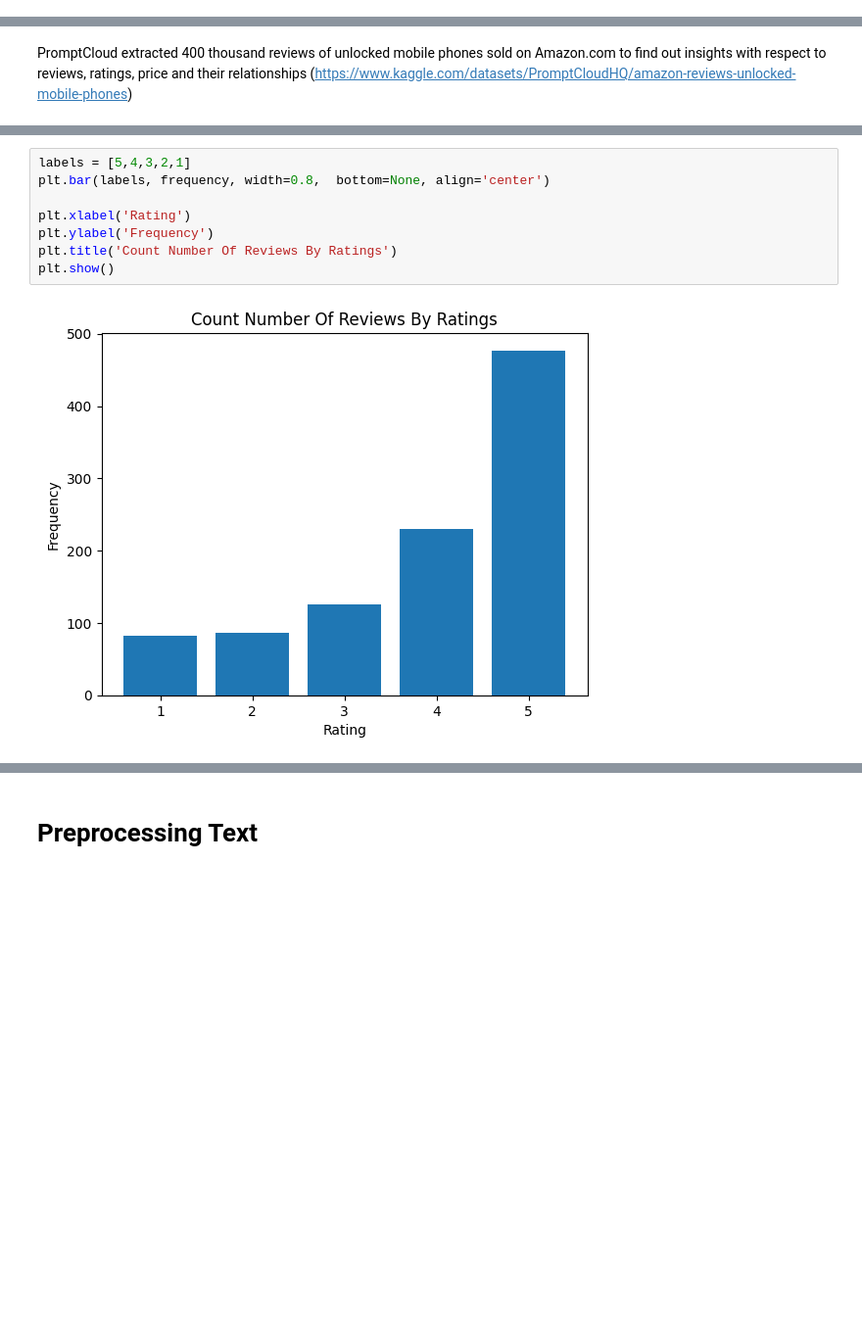
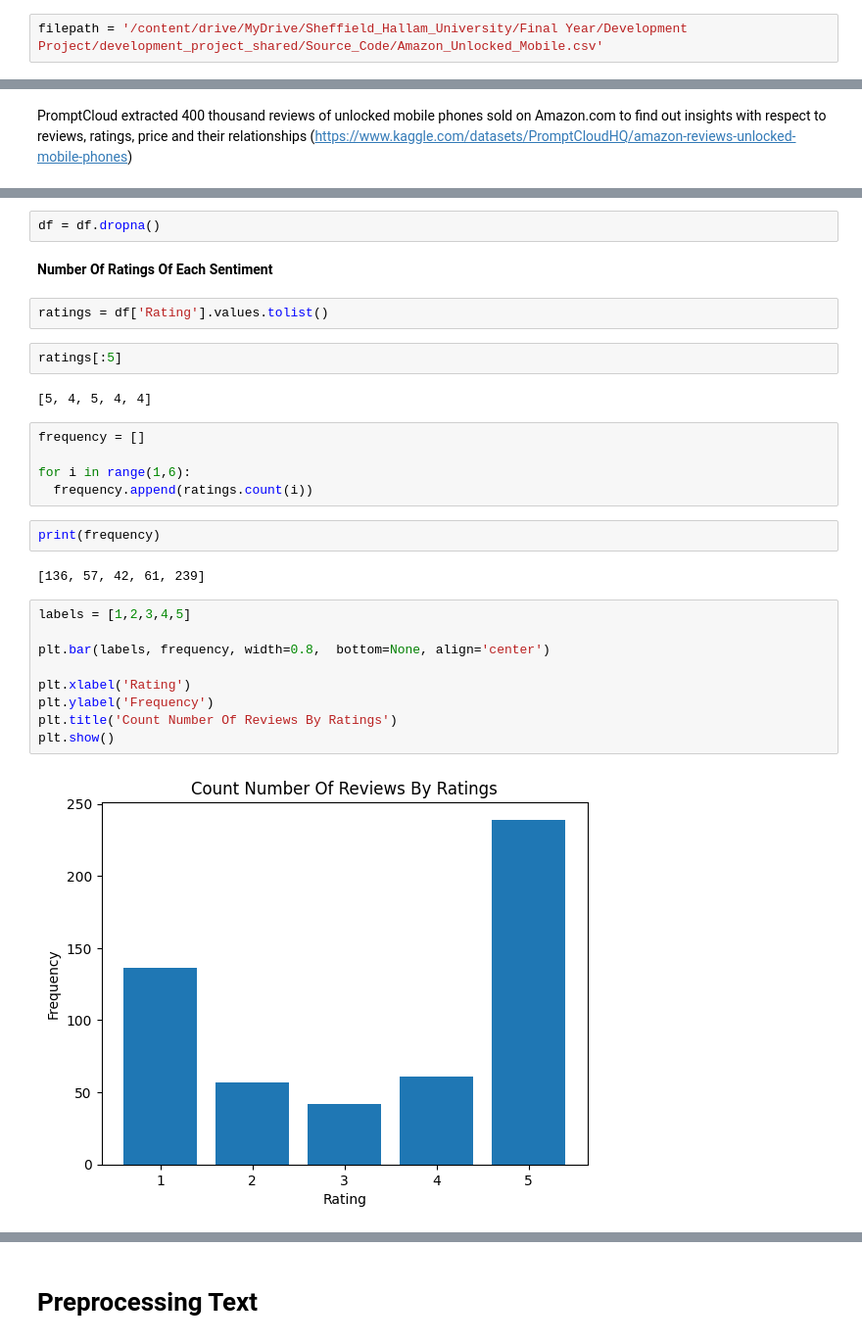
Before and after one commit to KemasRaihan/Hybrid-Neural-Network-Sentiment-Analysis-Of-Phone-Reviews, a Jupyter notebook: Customer_Reviews_Sentiment_Analysis.ipynb, the cells around one changed output, grey strips where cells are left out. Shown at 98% size. Cells and saved outputs as stored; diff of their text form; blank space fills up the shorter version.

```diff
--- a/Customer_Reviews_Sentiment_Analysis.ipynb
+++ b/Customer_Reviews_Sentiment_Analysis.ipynb
@@ -57,0 +94,2 @@ import seaborn as sns
+# %%
+filepath = '/content/drive/MyDrive/Sheffield_Hallam_University/Final Year/Development Project/development_project_shared/Source_Code/Amazon_Unlocked_Mobile.csv'
@@ -84,10 +133,30 @@ frequency = df['Rating'].value_counts()
+# %%
+df = df.dropna()
+# %% [markdown]
+**Number Of Ratings Of Each Sentiment**
+# %%
+ratings = df['Rating'].values.tolist()
+# %%
+ratings[:5]
+# %% [output]
+[5, 4, 5, 4, 4]
+# %%
+frequency = []
+
+for i in range(1,6):
+  frequency.append(ratings.count(i))
+# %%
+print(frequency)
+# %% [output]
+[136, 57, 42, 61, 239]
 # %%
-labels = [5,4,3,2,1]
+labels = [1,2,3,4,5]
+
 plt.bar(labels, frequency, width=0.8,  bottom=None, align='center')
 
 plt.xlabel('Rating')
 plt.ylabel('Frequency')
 plt.title('Count Number Of Reviews By Ratings')
 plt.show()
 # %% [output]
-[figure, old version]
+[figure, new version]
```
Also changed, not shown: parts of 108 cells of this notebook.
